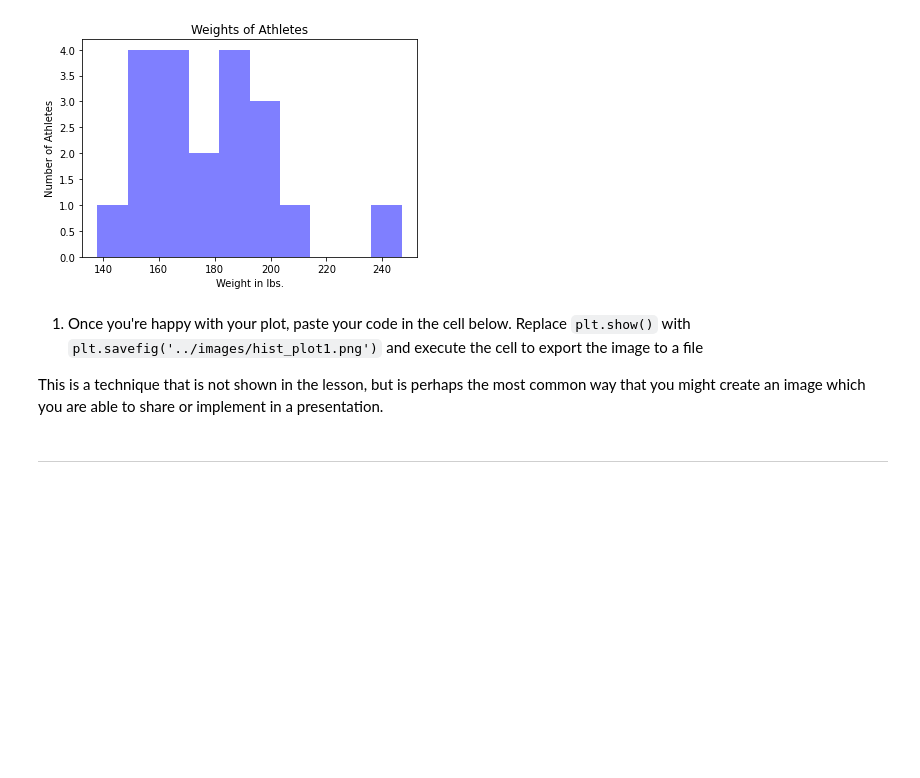
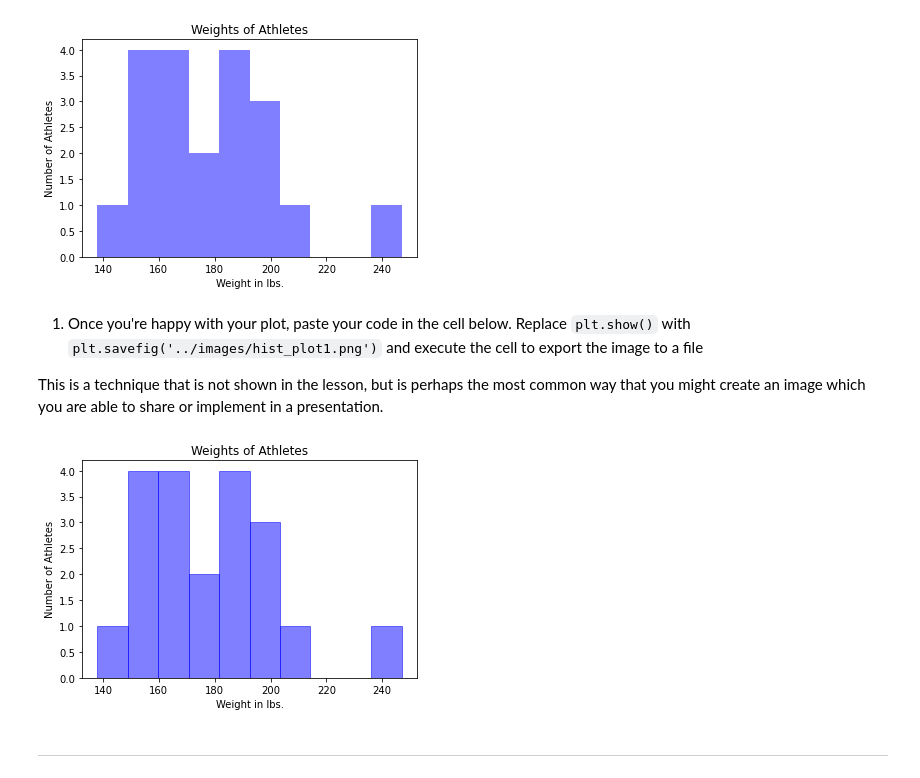
Before and after one commit to emichaelbernardo/ds-precourse-histograms, a Jupyter notebook: notebooks/histogram_challenges.ipynb, the cells around one changed output. Drawn from its saved outputs; the diff is of its cells as text; code cells hidden in the pictures; blank space fills up the shorter version.

Commit message:
updated notebook and exported 3 images

```diff
--- a/notebooks/histogram_challenges.ipynb
+++ b/notebooks/histogram_challenges.ipynb
@@ -105,2 +100,17 @@ This is a technique that is not shown in the lesson, but is perhaps the most com
+# %%
+
+import numpy
+import matplotlib.pyplot as plt
+
+x = physical['Weight']
+
+plt.hist(x,facecolor='blue', edgecolor='b', bins=10, alpha=0.5)
+plt.xlabel('Weight in lbs.')
+plt.ylabel('Number of Athletes')
+plt.title('Weights of Athletes')
+plt.savefig('../images/hist_plot1.png')
+#plt.show()
+# %% [output]
+[figure, added]
 # %% [markdown]
 ---
```
Also changed, not shown: parts of 10 cells of this notebook, 3 other files.
